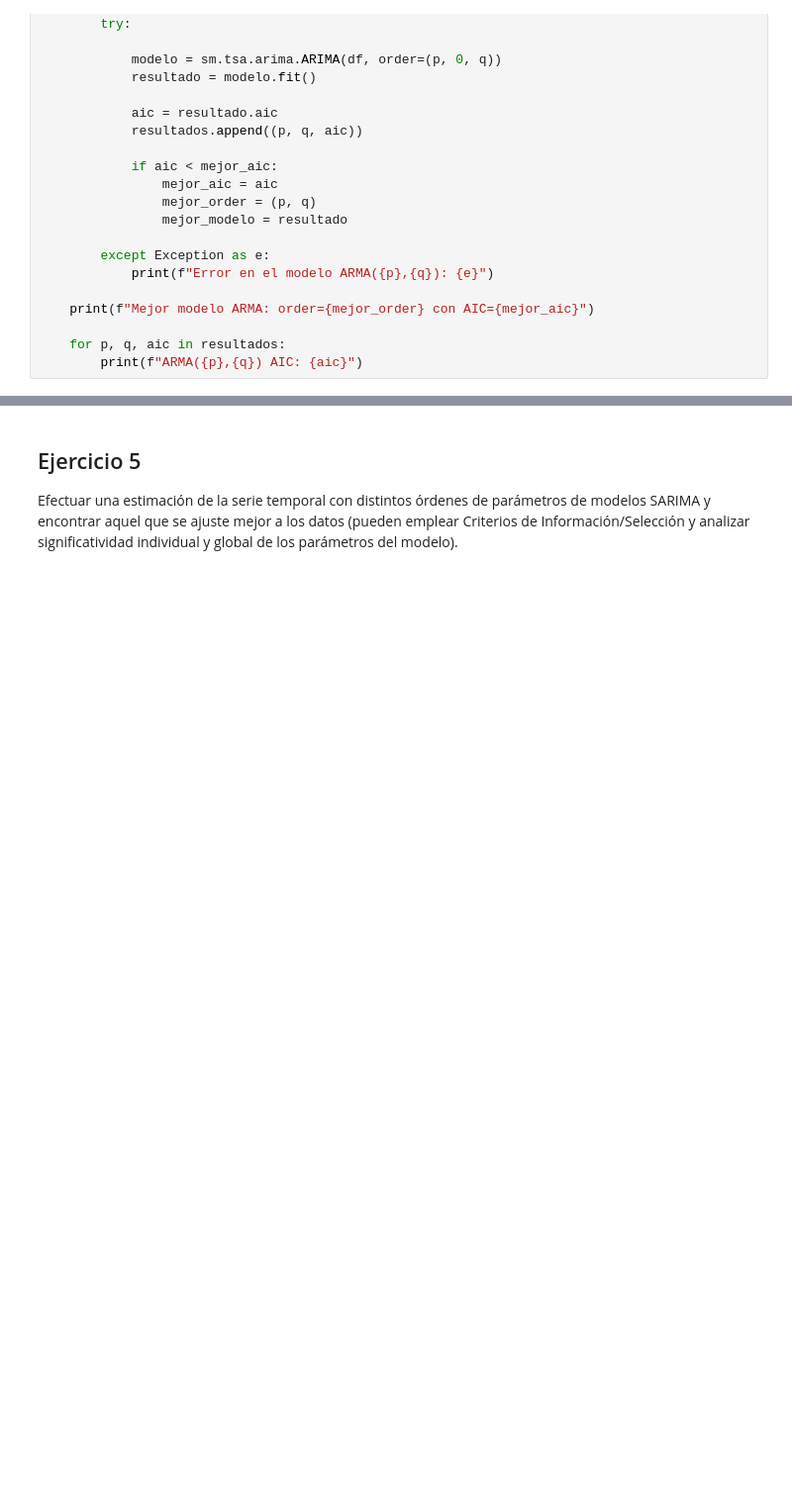
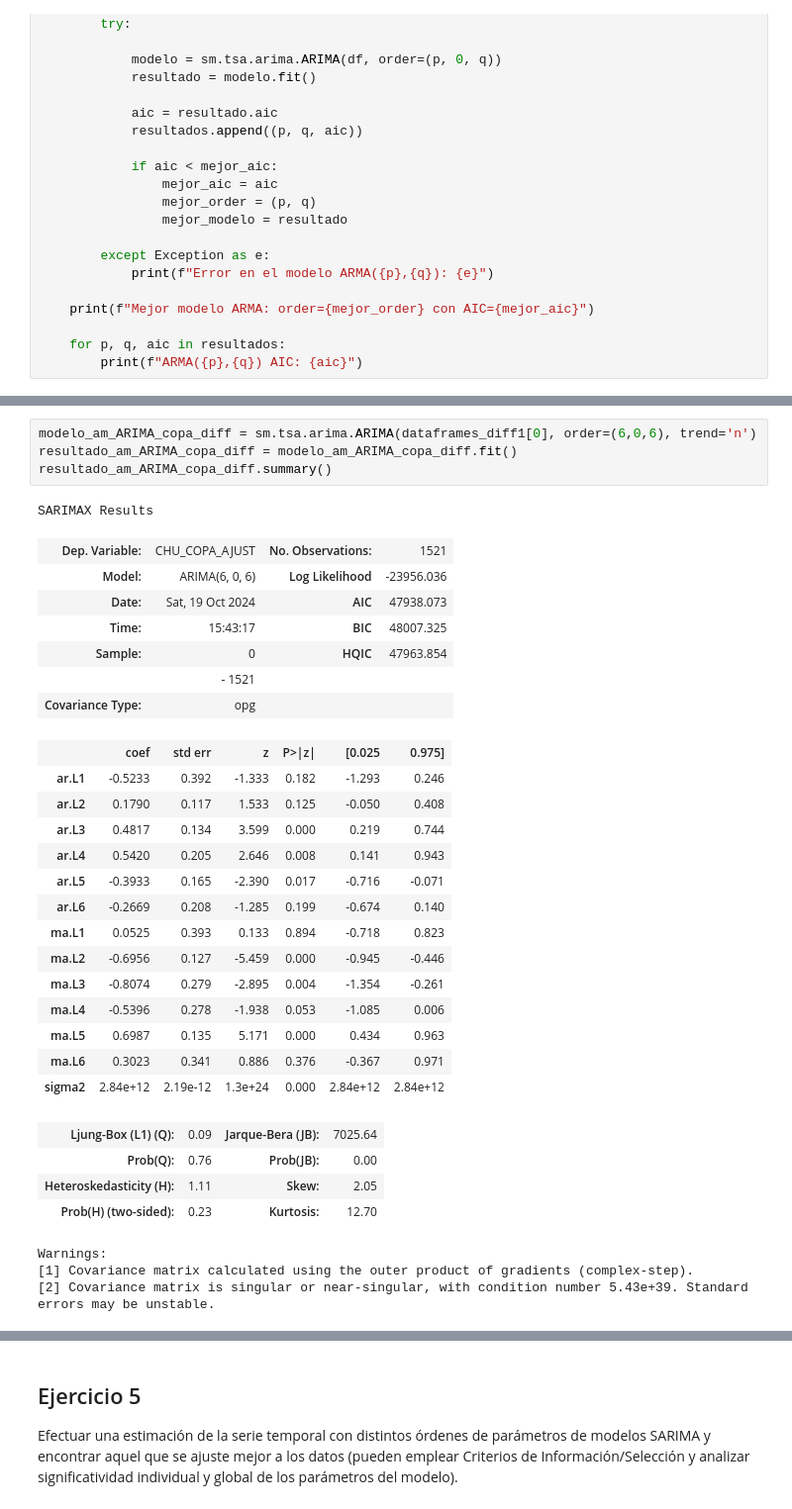
Before and after one commit to carrenogf/MCD-Series-Temporales, a Jupyter notebook: notebooks/main.ipynb, the cells around one changed output, grey strips where cells are left out. Shown at 99% size. Saved outputs shown, nothing was run; the diff lists cells and outputs as text; blank space fills up the shorter version.

```diff
--- a/notebooks/main.ipynb
+++ b/notebooks/main.ipynb
@@ -510,0 +824,34 @@ resultado_ARMA_1.summary()
+# %%
+modelo_am_ARIMA_copa_diff = sm.tsa.arima.ARIMA(dataframes_diff1[0], order=(6,0,6), trend='n')
+resultado_am_ARIMA_copa_diff = modelo_am_ARIMA_copa_diff.fit()
+resultado_am_ARIMA_copa_diff.summary()
+# %% [output]
+SARIMAX Results
+| Dep. Variable: | CHU_COPA_AJUST | No. Observations: | 1521 |
+| Model: | ARIMA(6, 0, 6) | Log Likelihood | -23956.036 |
+| Date: | Sat, 19 Oct 2024 | AIC | 47938.073 |
+| Time: | 15:43:17 | BIC | 48007.325 |
+| Sample: | 0 | HQIC | 47963.854 |
+|  | - 1521 |  |  |
+| Covariance Type: | opg |  |  |
+|  | coef | std err | z | P>|z| | [0.025 | 0.975] |
+| ar.L1 | -0.5233 | 0.392 | -1.333 | 0.182 | -1.293 | 0.246 |
+| ar.L2 | 0.1790 | 0.117 | 1.533 | 0.125 | -0.050 | 0.408 |
+| ar.L3 | 0.4817 | 0.134 | 3.599 | 0.000 | 0.219 | 0.744 |
+| ar.L4 | 0.5420 | 0.205 | 2.646 | 0.008 | 0.141 | 0.943 |
+| ar.L5 | -0.3933 | 0.165 | -2.390 | 0.017 | -0.716 | -0.071 |
+| ar.L6 | -0.2669 | 0.208 | -1.285 | 0.199 | -0.674 | 0.140 |
+| ma.L1 | 0.0525 | 0.393 | 0.133 | 0.894 | -0.718 | 0.823 |
+| ma.L2 | -0.6956 | 0.127 | -5.459 | 0.000 | -0.945 | -0.446 |
+| ma.L3 | -0.8074 | 0.279 | -2.895 | 0.004 | -1.354 | -0.261 |
+| ma.L4 | -0.5396 | 0.278 | -1.938 | 0.053 | -1.085 | 0.006 |
+| ma.L5 | 0.6987 | 0.135 | 5.171 | 0.000 | 0.434 | 0.963 |
+| ma.L6 | 0.3023 | 0.341 | 0.886 | 0.376 | -0.367 | 0.971 |
+| sigma2 | 2.84e+12 | 2.19e-12 | 1.3e+24 | 0.000 | 2.84e+12 | 2.84e+12 |
+| Ljung-Box (L1) (Q): | 0.09 | Jarque-Bera (JB): | 7025.64 |
+| Prob(Q): | 0.76 | Prob(JB): | 0.00 |
+| Heteroskedasticity (H): | 1.11 | Skew: | 2.05 |
+| Prob(H) (two-sided): | 0.23 | Kurtosis: | 12.70 |
+Warnings:
+[1] Covariance matrix calculated using the outer product of gradients (complex-step).
+[2] Covariance matrix is singular or near-singular, with condition number 5.43e+39. Standard errors may be unstable.
```
Also changed, not shown: parts of 76 cells of this notebook, 1 other file.
